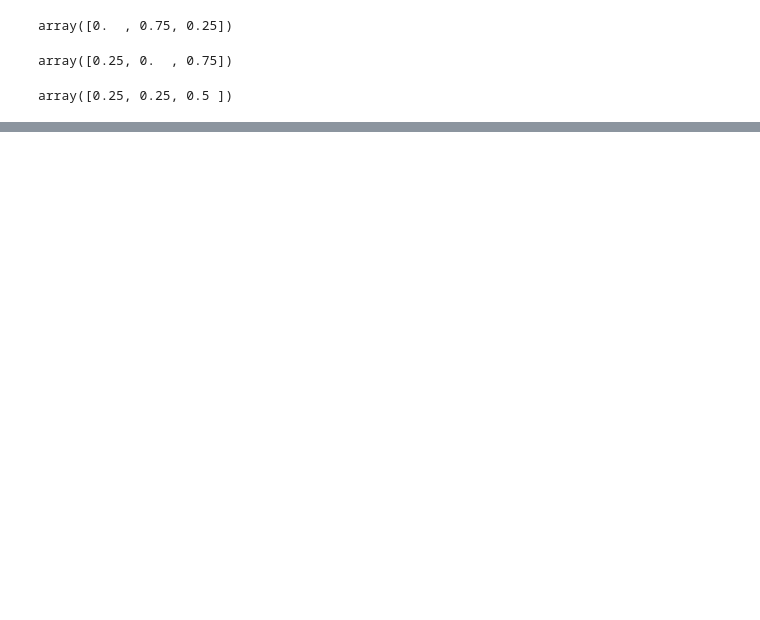
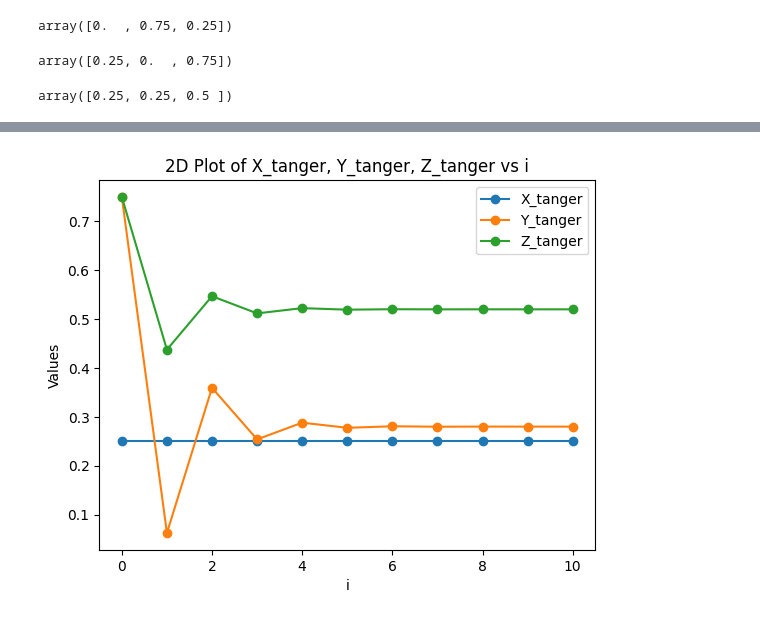
Before and after one commit to anas1IA/TP_stochastic-process, a Jupyter notebook: TP_Markov_chaine.ipynb, the cells around one changed output, grey strips where cells are left out. Cells and saved outputs as stored; diff of their text form; code cells hidden in the pictures; blank space fills up the shorter version.

```diff
--- a/TP_Markov_chaine.ipynb
+++ b/TP_Markov_chaine.ipynb
@@ -40,0 +162,25 @@ def transition_step(Pi , P ,n = number of steps):
+# %%
+# Assuming you already have X, Y, and Z defined
+
+# Create arrays for x_tanger, y_tanger, and z_tanger
+x_tanger = np.array([X[i][1] for i in range(0, 11, 1)])
+y_tanger = np.array([Y[i][1] for i in range(0, 11, 1)])
+z_tanger = np.array([Z[i][1] for i in range(0, 11, 1)])
+
+# Plot x_tanger, y_tanger, and z_tanger in the same plot
+plt.plot(range(11), x_tanger, label='X_tanger', marker='o')
+plt.plot(range(11), y_tanger, label='Y_tanger', marker='o')
+plt.plot(range(11), z_tanger, label='Z_tanger', marker='o')
+
+# Set labels and title
+plt.xlabel('i')
+plt.ylabel('Values')
+plt.title('2D Plot of X_tanger, Y_tanger, Z_tanger vs i')
+
+# Show legend
+plt.legend()
+
+# Show the plot
+plt.show()
+# %% [output]
+[figure, added]
```
Also changed, not shown: parts of 20 cells of this notebook.
